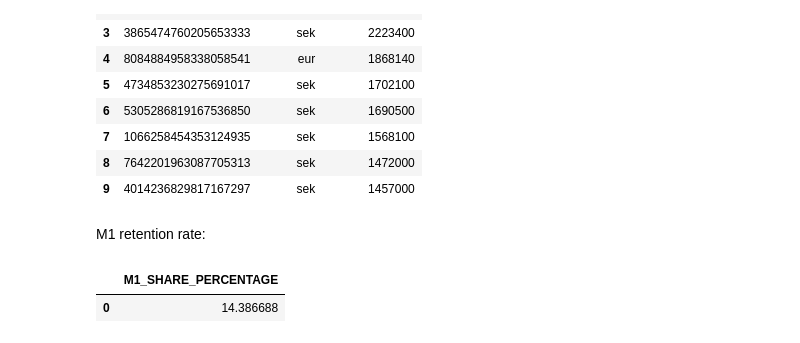
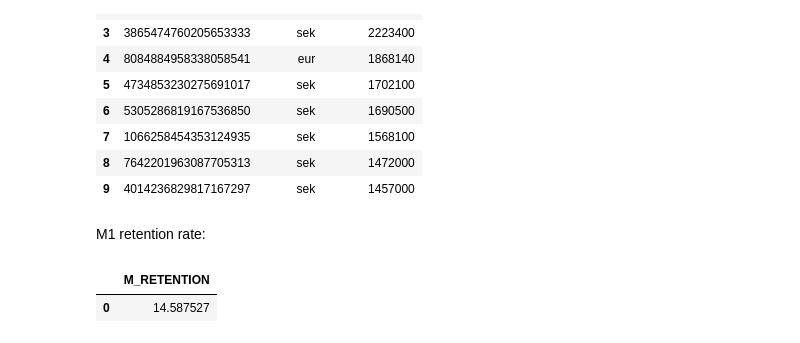
Before and after one commit to kennedyopokuasare/ResqCLV, a Jupyter notebook: data-exploration-and-pipeline.ipynb, the cells around one changed output. Cells and saved outputs as stored; diff of their text form; code cells hidden in the pictures.

Commit message:
Fix bug in retention rate computatioin to keep at least one purchase per month, for all purchases

```diff
--- a/data-exploration-and-pipeline.ipynb
+++ b/data-exploration-and-pipeline.ipynb
@@ -587,7 +642,7 @@ pipeline.top_n_partners(top_n=10)
 # %% [markdown]
 M1 retention rate:
 # %%
-pipeline.m1_retention_rate()
+pipeline.m_retention_rate()
 # %% [output]
-|  | M1_SHARE_PERCENTAGE |
-| 0 | 14.386688 |
+|  | M_RETENTION |
+| 0 | 14.587527 |
```
Also changed, not shown: parts of 11 cells of this notebook, 5 other files.
